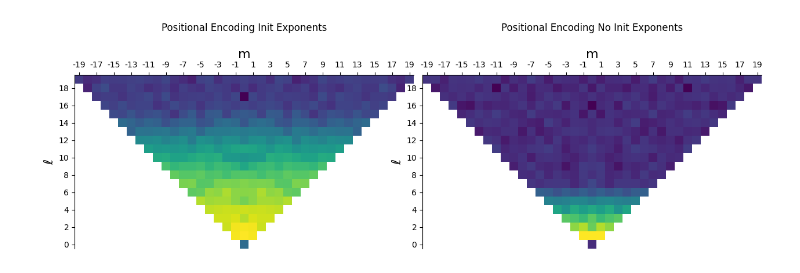
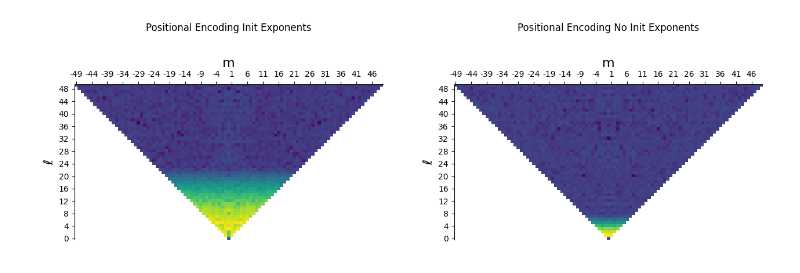
Before and after one commit to TheoHanon/Spherical-Implicit-Neural-Representation, a Jupyter notebook: notebooks/stacked_spectrum.ipynb, the cells around one changed output. Cells and saved outputs as stored; diff of their text form; code cells hidden in the pictures.

```diff
--- a/notebooks/stacked_spectrum.ipynb
+++ b/notebooks/stacked_spectrum.ipynb
@@ -12,15 +12,15 @@ class ToCart(torch.nn.Module):
 # %%
 shnet_init = torch.nn.Sequential(
     ToCart(),
-    sph.RegularHerglotzPE(L = 10, input_dim=3, init_exponents=True)
+    sph.RegularHerglotzPE(L = 20, init_exponents=True)
 )
 
 shnet_noinit = torch.nn.Sequential(
     ToCart(),
-    sph.RegularHerglotzPE(L = 10, input_dim=3, init_exponents=False)
+    sph.RegularHerglotzPE(L = 20, init_exponents=False)
 )
 # %%
-phi, theta, (nlon, nlat) = utils.sample_s2(L = 20, sampling = "gl")
+phi, theta, (nlon, nlat) = utils.sample_s2(L = 50, sampling = "gl")
 x = torch.stack([theta.flatten(), phi.flatten()], dim=-1)
 # %%
 yinit = shnet_init(x).reshape(nlat, nlon, -1)
@@ -30,7 +30,7 @@ sh_transforms_init = []
 
 for i in range(yinit.size(-1)):
     yi = yinit[..., i].detach().numpy()
-    sh_transform = s2fft.forward_numpy(yi, L = 20, sampling = "gl")
+    sh_transform = s2fft.forward_numpy(yi, L = 50, sampling = "gl")
     sh_transforms_init.append(sh_transform)
 
 sh_transforms_init = np.sum(sh_transforms_init, axis=0)
@@ -39,20 +39,20 @@ sh_transforms_noinit = []
 
 for i in range(ynoinit.size(-1)):
     yi = ynoinit[..., i].detach().numpy()
-    sh_transform = s2fft.forward_numpy(yi, L = 20, sampling = "gl")
+    sh_transform = s2fft.forward_numpy(yi, L = 50, sampling = "gl")
     sh_transforms_noinit.append(sh_transform)
 
 sh_transforms_noinit = np.sum(sh_transforms_noinit, axis=0)
 # %%
 fig = plt.figure(figsize=(12, 5))
-subfigs = fig.subfigures(1, 2)
+subfigs = fig.subfigures(1, 2, hspace=0.01)
 
-im1 = utils.plot_SHT_coeffs(sh_transforms_init, ticks_m=2, ticks_l=2, fig = subfigs[0], cmap = "viridis",)
+im1 = utils.plot_SHT_coeffs(sh_transforms_init, ticks_m=5, ticks_l=4, fig = subfigs[0], cmap = "viridis",)
 subfigs[0].suptitle("Positional Encoding Init Exponents")
-im2 = utils.plot_SHT_coeffs(sh_transforms_noinit, ticks_m=2, ticks_l=2, fig = subfigs[1], cmap = "viridis")
+im2 = utils.plot_SHT_coeffs(sh_transforms_noinit, ticks_m=5, ticks_l=4, fig = subfigs[1], cmap = "viridis")
 subfigs[1].suptitle("Positional Encoding No Init Exponents")
 
 
 plt.show()
 # %% [output]
-[figure, old version]
+[figure, new version]
```
Also changed, not shown: 1 other file.
